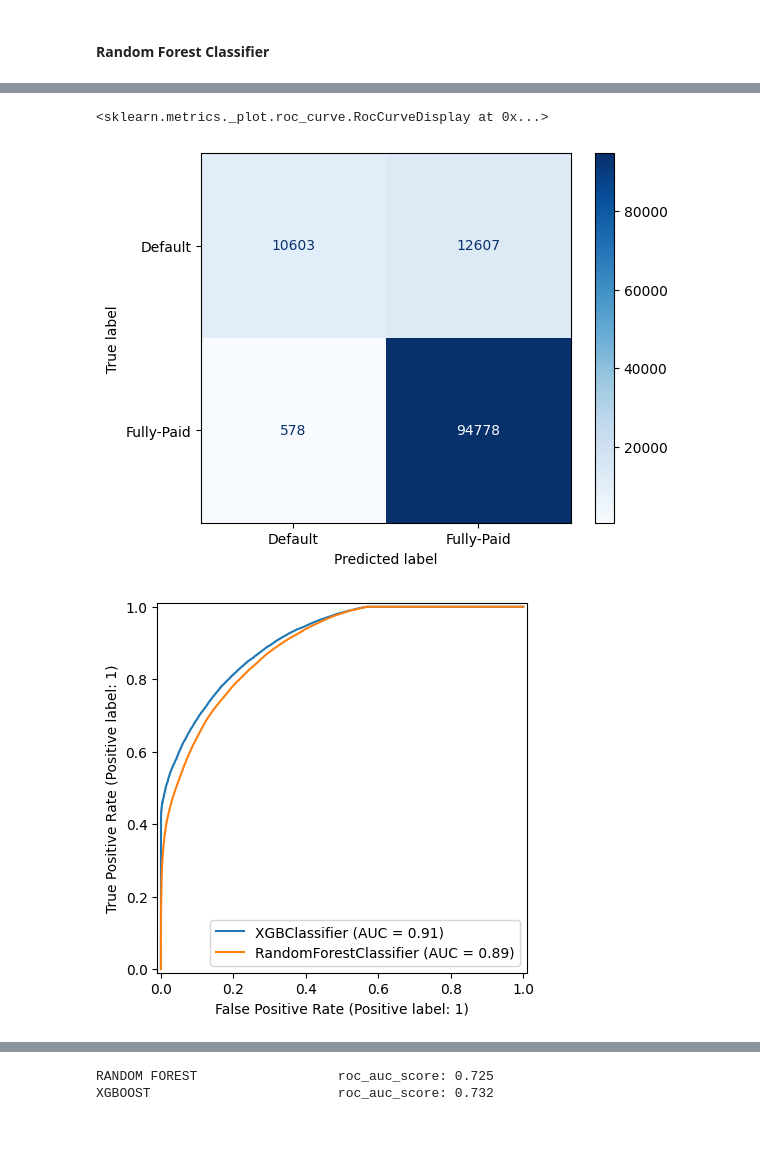
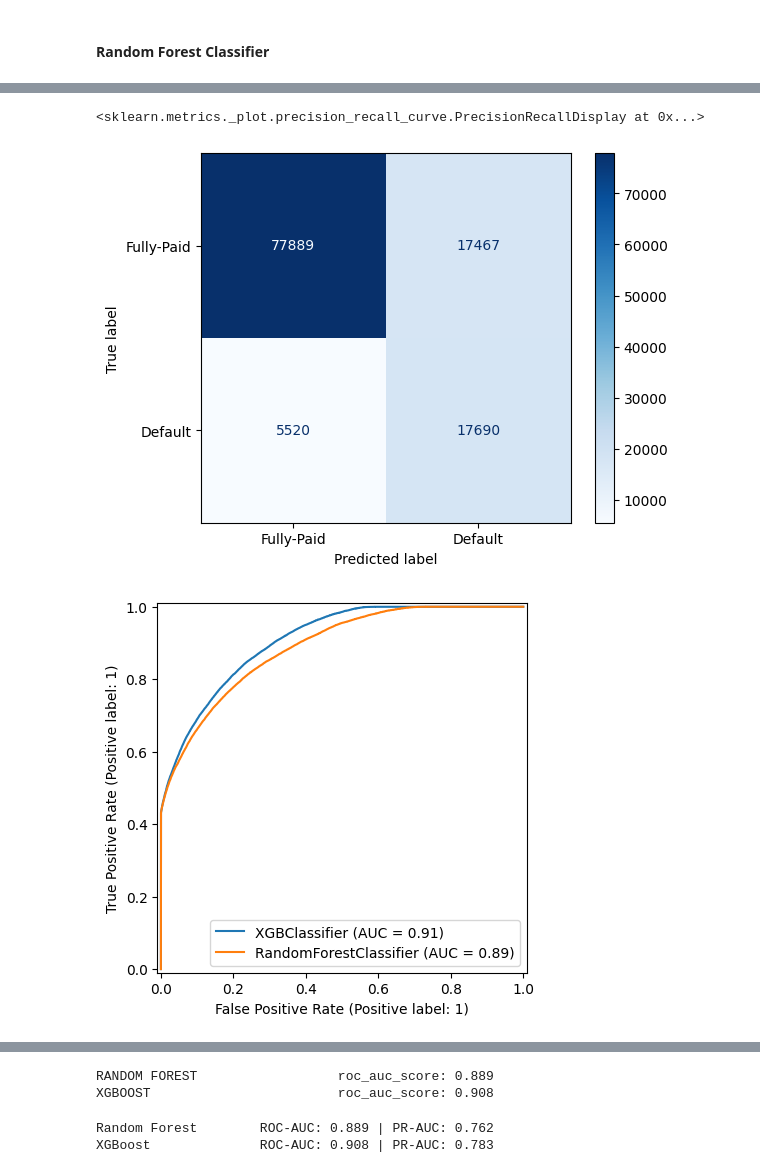
Before and after one commit to Debasishsaha123/Loan-default-prediction-ML-Projects, a Jupyter notebook: model_training.ipynb, the cells around one changed output, grey strips where cells are left out. Cells and saved outputs as stored; diff of their text form; code cells hidden in the pictures; blank space fills up the shorter version.

Commit message:
Update Output Label and scoring method

```diff
--- a/model_training.ipynb
+++ b/model_training.ipynb
@@ -133,13 +173,35 @@ scores_dict['XGBoost'] = {
 # %% [markdown]
 #### Random Forest Classifier
 # %%
-rf_clf = RandomForestClassifier(n_estimators=100)
+param_grid_rf = {
+    'n_estimators': [100, 200],
+    'max_depth': [8, 12, 16],
+    'min_samples_leaf': [5, 10],
+    'min_samples_split': [5, 10],
+    'max_features': ['sqrt'],
+    'class_weight': ['balanced']
+}
 
-rf_clf.fit(X_train, y_train)
+rf_cv = RandomizedSearchCV(
+    estimator=RandomForestClassifier(
+        random_state=42,
+        n_jobs=2
+    ),
+    param_distributions=param_grid_rf,
+    cv=3,
+    n_iter=15,
+    scoring='average_precision',
+    n_jobs=2,
+    random_state=42,
+    verbose=1
+)
 
-y_train_pred = rf_clf.predict(X_train)
-y_test_pred = rf_clf.predict(X_test)
+rf_cv.fit(X_train, y_train)
 
-print_score(y_train, y_train_pred, train=True)
-print_score(y_test, y_test_pred, train=False)
+rf_clf = rf_cv.best_estimator_
+
+print("Best Parameters:")
+print(rf_cv.best_params_)
+
+print(f"Best CV PR-AUC: {rf_cv.best_score_:.4f}")
 # %% [output]
@@ -163,11 +244,16 @@ Confusion Matrix:
 # %%
 disp = ConfusionMatrixDisplay.from_estimator(rf_clf, X_test, y_test,
                              cmap='Blues', values_format='d',
-                             display_labels=['Default', 'Fully-Paid'])
+                             display_labels=['Fully-Paid','Default'])
 
 disp = RocCurveDisplay.from_estimator(xgb_clf, X_test, y_test)
+
 RocCurveDisplay.from_estimator(rf_clf, X_test, y_test, ax=disp.ax_)
+
+disp = PrecisionRecallDisplay.from_estimator(xgb_clf, X_test, y_test)
+
+PrecisionRecallDisplay.from_estimator(rf_clf, X_test, y_test, ax=disp.ax_)
 # %% [output]
-<sklearn.metrics._plot.roc_curve.RocCurveDisplay at 0x...>
+<sklearn.metrics._plot.precision_recall_curve.PrecisionRecallDisplay at 0x...>
-[figure, old version]
+[figure, new version]
-[figure, old version]
+[figure, new version]
@@ -183,7 +274,28 @@ ml_models = {
 }
 
 for model in ml_models:
-    print(f"{model.upper():{30}} roc_auc_score: {roc_auc_score(y_test, ml_models[model].predict(X_test)):.3f}")
+    print(f"{model.upper():{30}} roc_auc_score: {roc_auc_score(y_test, ml_models[model].predict_proba(X_test)[:,1]):.3f}")
 # %% [output]
-RANDOM FOREST                  roc_auc_score: 0.725
-XGBOOST                        roc_auc_score: 0.732
+RANDOM FOREST                  roc_auc_score: 0.889
+XGBOOST                        roc_auc_score: 0.908
+# %%
+ml_models = {
+    'Random Forest': rf_clf,
+    'XGBoost': xgb_clf,
+}
+
+for model_name, model in ml_models.items():
+
+    y_test_proba = model.predict_proba(X_test)[:, 1]
+
+    roc_auc = roc_auc_score(y_test, y_test_proba)
+    pr_auc = average_precision_score(y_test, y_test_proba)
+
+    print(
+        f"{model_name:<20} "
+        f"ROC-AUC: {roc_auc:.3f} | "
+        f"PR-AUC: {pr_auc:.3f}"
+    )
+# %% [output]
+Random Forest        ROC-AUC: 0.889 | PR-AUC: 0.762
+XGBoost              ROC-AUC: 0.908 | PR-AUC: 0.783
```
Also changed, not shown: parts of 10 cells of this notebook, 2 other files.
